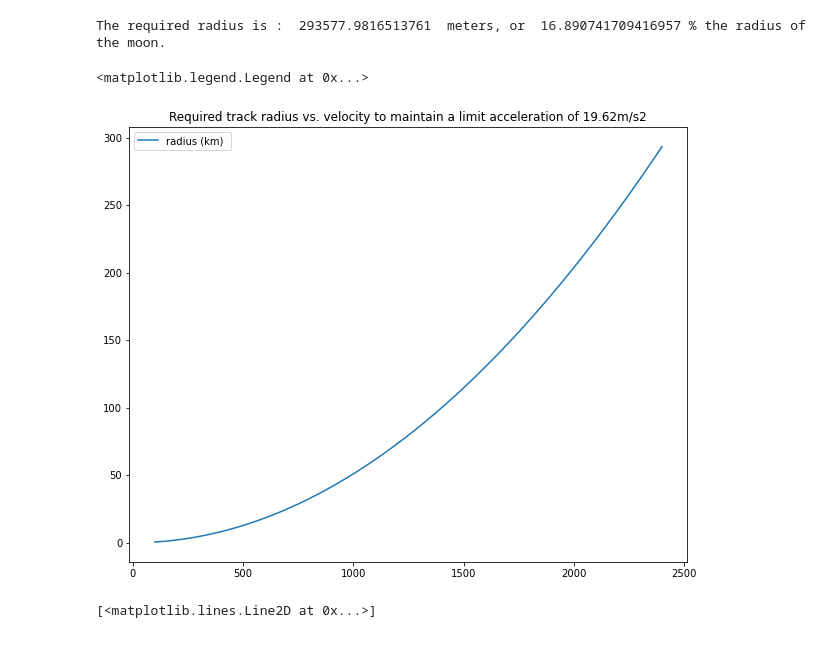
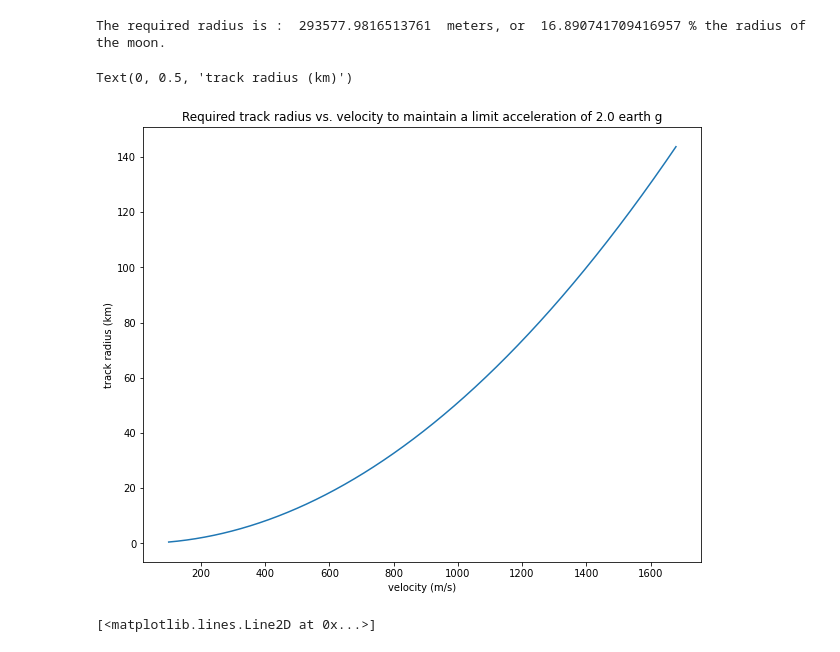
Before and after one commit to slurpsmcgoo/Moonshot6000, a Jupyter notebook: Analysis/MoonBike.ipynb, the cells around one changed output. Saved outputs shown, nothing was run; the diff lists cells and outputs as text; code cells hidden in the pictures.

```diff
--- a/Analysis/MoonBike.ipynb
+++ b/Analysis/MoonBike.ipynb
@@ -281,16 +281,17 @@ print('The required radius is : ',radius,' meters, or ',radius/radius_moon*100,'
 # %% [output]
 The required radius is :  293577.9816513761  meters, or  16.890741709416957 % the radius of the moon.
 # %%
-velocity = np.arange(100,2400)
+velocity = np.arange(100,1680)
 radius = np.power(velocity,2)/limitAcceleration
 plt.figure()
 plt.plot(velocity,radius/1000,label='radius (km) ')
-title = 'Required track radius vs. velocity to maintain a limit acceleration of '+ str(limitAcceleration) +'m/s2'
+title = 'Required track radius vs. velocity to maintain a limit acceleration of '+ str(limitAcceleration/9.81) +' earth g'
 plt.title(title)
-plt.legend()
+plt.xlabel('velocity (m/s)')
+plt.ylabel('track radius (km)')
 # %% [output]
-<matplotlib.legend.Legend at 0x...>
+Text(0, 0.5, 'track radius (km)')
-[figure, old version]
+[figure, new version]
 # %%
 circumference = radius*2*math.pi
 timeToCircle = np.divide(circumference,velocity)
```
Also changed, not shown: 2 other files.
